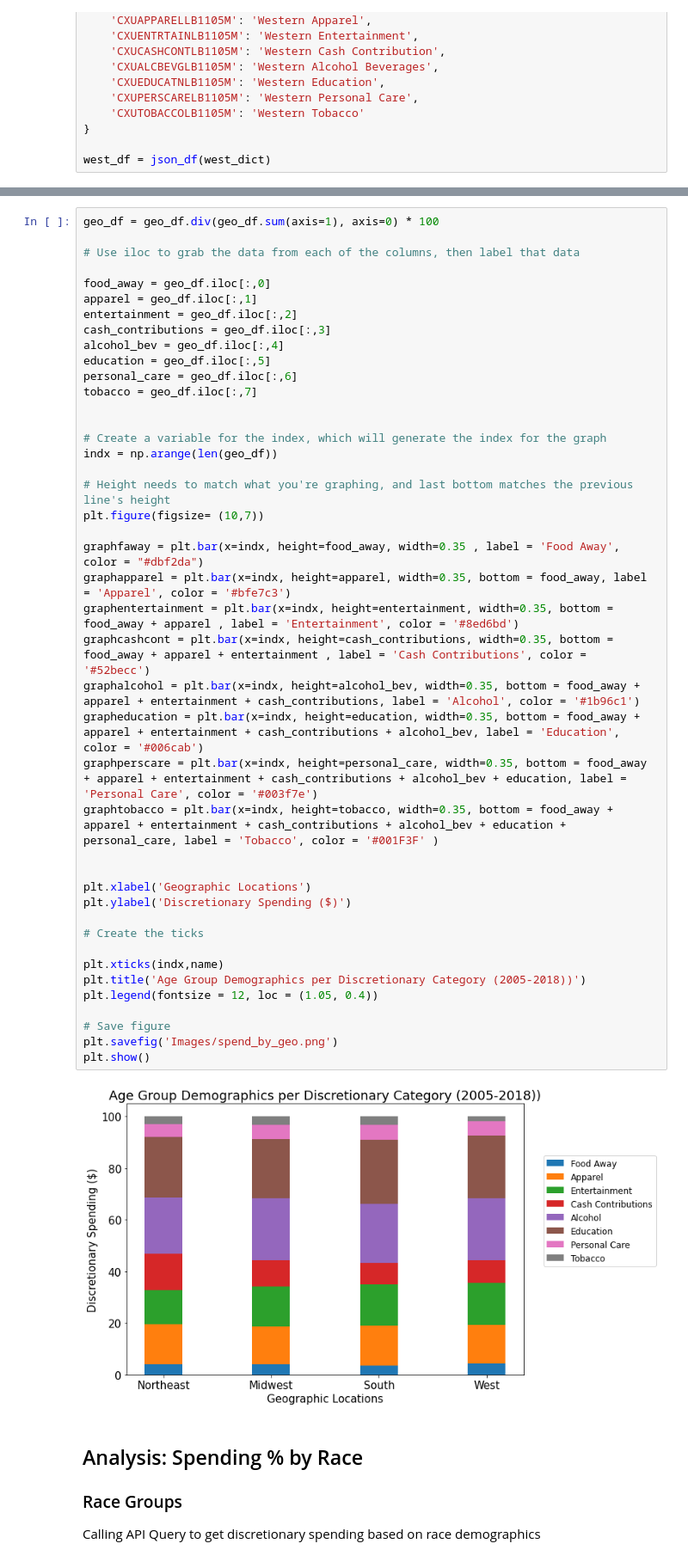
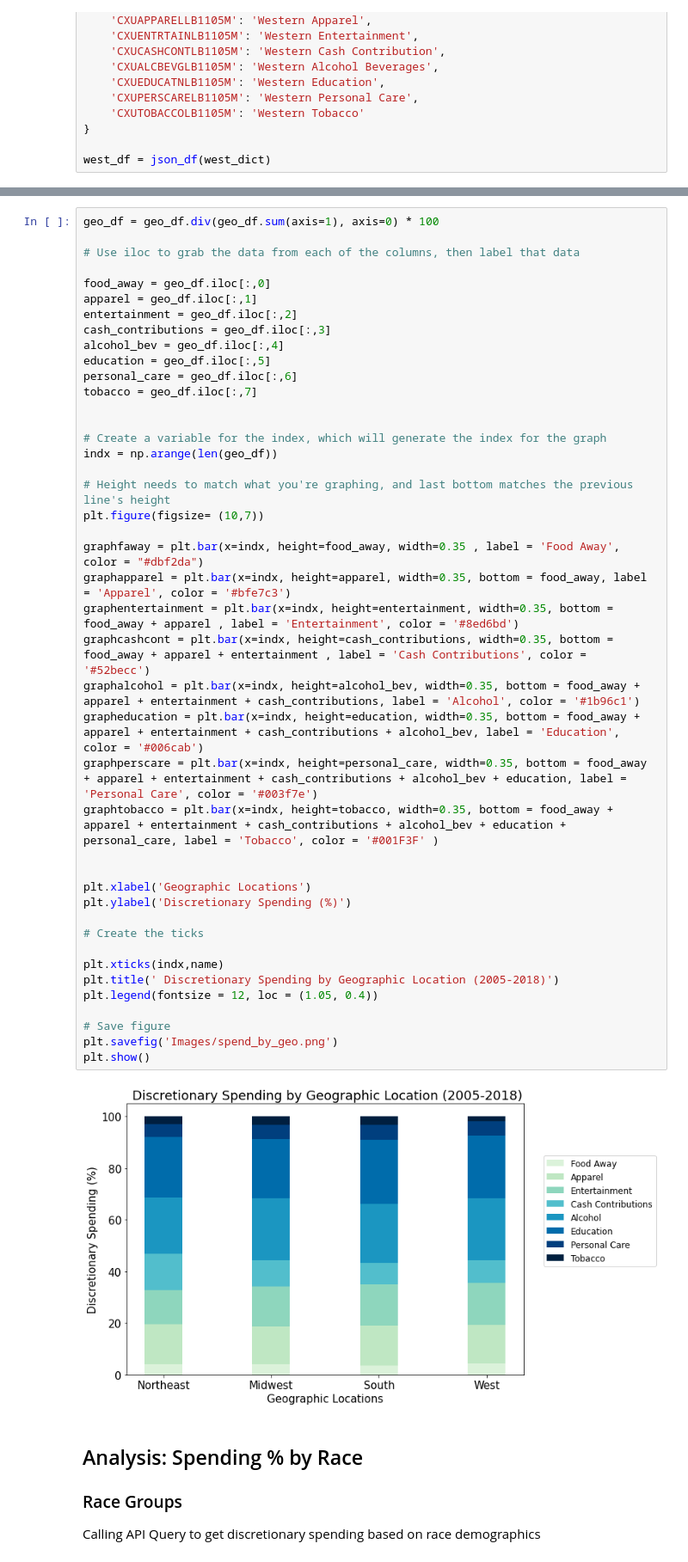
Before and after one commit to joshcoronel/discretionary-spending, a Jupyter notebook: Project_1_main.ipynb, the cells around one changed output, grey strips where cells are left out. Shown at 86% size. Cells and saved outputs as stored; diff of their text form.

Commit message:
Minor Fix to Charts <- JOSH

```diff
--- a/Project_1_main.ipynb
+++ b/Project_1_main.ipynb
@@ -505,36 +505,36 @@ personal_care = geo_df.iloc[:,6]
 tobacco = geo_df.iloc[:,7]
 
 
 # Create a variable for the index, which will generate the index for the graph
 indx = np.arange(len(geo_df))
 
 # Height needs to match what you're graphing, and last bottom matches the previous line's height
 plt.figure(figsize= (10,7))
 
 graphfaway = plt.bar(x=indx, height=food_away, width=0.35 , label = 'Food Away', color = "#dbf2da")
 graphapparel = plt.bar(x=indx, height=apparel, width=0.35, bottom = food_away, label = 'Apparel', color = '#bfe7c3')
 graphentertainment = plt.bar(x=indx, height=entertainment, width=0.35, bottom = food_away + apparel , label = 'Entertainment', color = '#8ed6bd')
 graphcashcont = plt.bar(x=indx, height=cash_contributions, width=0.35, bottom = food_away + apparel + entertainment , label = 'Cash Contributions', color = '#52becc')
 graphalcohol = plt.bar(x=indx, height=alcohol_bev, width=0.35, bottom = food_away + apparel + entertainment + cash_contributions, label = 'Alcohol', color = '#1b96c1')
 grapheducation = plt.bar(x=indx, height=education, width=0.35, bottom = food_away + apparel + entertainment + cash_contributions + alcohol_bev, label = 'Education', color = '#006cab')
 graphperscare = plt.bar(x=indx, height=personal_care, width=0.35, bottom = food_away + apparel + entertainment + cash_contributions + alcohol_bev + education, label = 'Personal Care', color = '#003f7e')
 graphtobacco = plt.bar(x=indx, height=tobacco, width=0.35, bottom = food_away + apparel + entertainment + cash_contributions + alcohol_bev + education + personal_care, label = 'Tobacco', color = '#001F3F' )
 
 
 plt.xlabel('Geographic Locations')
-plt.ylabel('Discretionary Spending ($)')
+plt.ylabel('Discretionary Spending (%)')
 
 # Create the ticks
 
 plt.xticks(indx,name)
-plt.title('Age Group Demographics per Discretionary Category (2005-2018))')
+plt.title(' Discretionary Spending by Geographic Location (2005-2018)')
 plt.legend(fontsize = 12, loc = (1.05, 0.4))
 
 # Save figure
 plt.savefig('Images/spend_by_geo.png')
 plt.show()
 # %% [output]
-[figure, old version]
+[figure, new version]
 # %% [markdown]
 ## Analysis: Spending % by Race
 ### Race Groups
```
Also changed, not shown: parts of 1 cell of this notebook, 2 other files.
